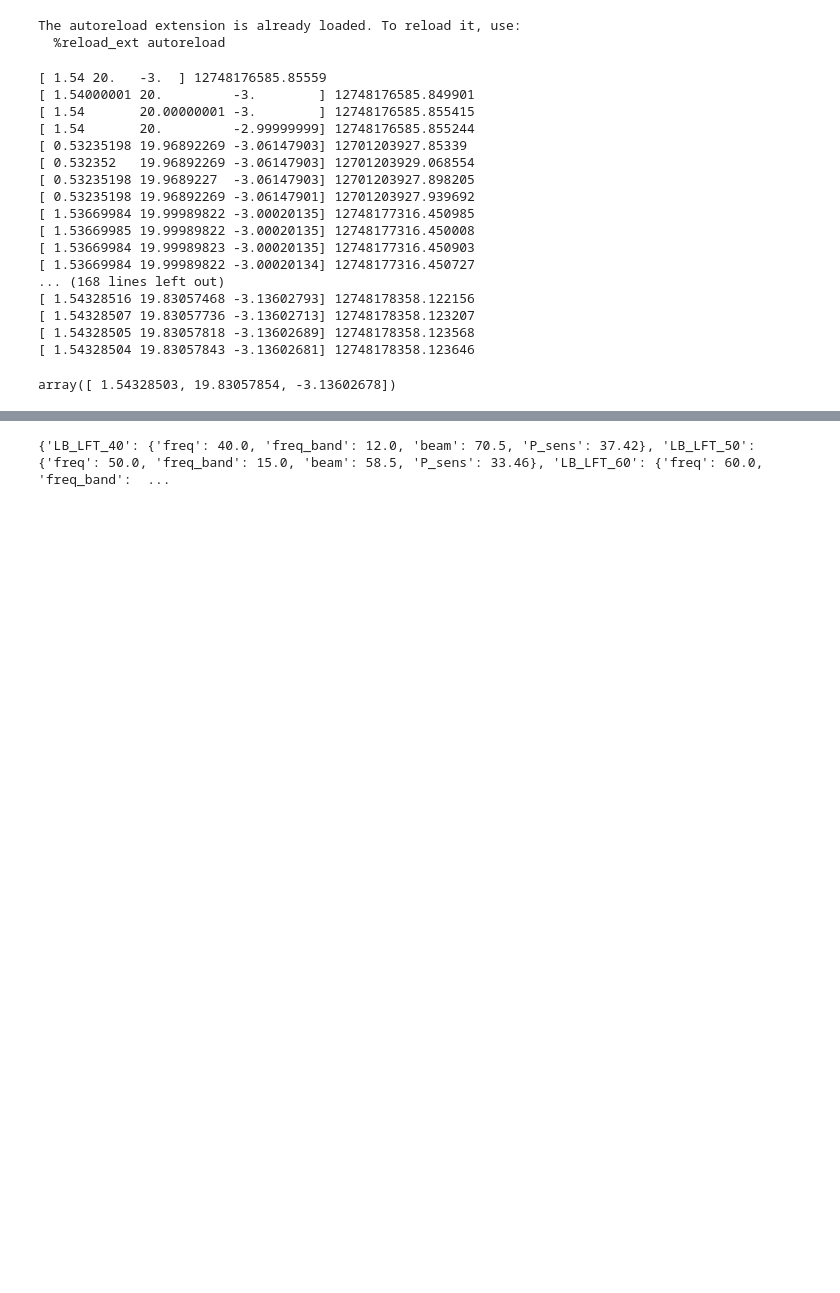
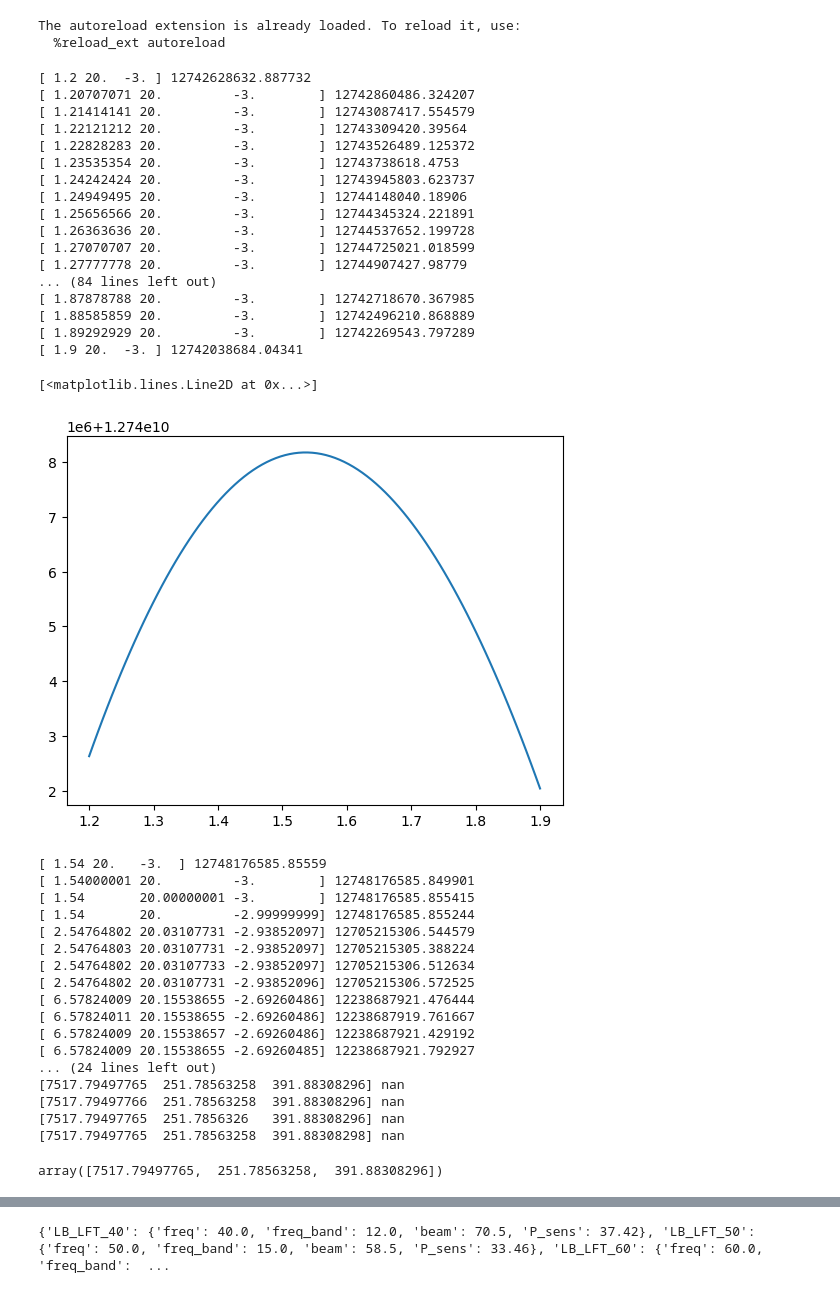
Before and after one commit to AlicePirotta/APC, a Jupyter notebook: Likelihood.ipynb, the cells around one changed output, grey strips where cells are left out. Saved outputs shown, nothing was run; the diff lists cells and outputs as text; code cells hidden in the pictures; blank space fills up the shorter version.

```diff
--- a/Likelihood.ipynb
+++ b/Likelihood.ipynb
@@ -48,7 +46,35 @@ def spectral_likelihoodP(x):
     print(x, logL)
     if logL != logL:
         return 0.0
-    return -logL
+    return logL
+# %%
+Betad = np.linspace(1.2,1.9,100)
+result= []
+for i in Betad:
+    x0=np.array([i,20,-3])
+    result.append(spectral_likelihoodP(x0))
+
+plt.plot(Betad,result)
+# %% [output]
+[ 1.2 20.  -3. ] 12742628632.887732
+[ 1.20707071 20.         -3.        ] 12742860486.324207
+[ 1.21414141 20.         -3.        ] 12743087417.554579
+[ 1.22121212 20.         -3.        ] 12743309420.39564
+[ 1.22828283 20.         -3.        ] 12743526489.125372
+[ 1.23535354 20.         -3.        ] 12743738618.4753
+[ 1.24242424 20.         -3.        ] 12743945803.623737
+[ 1.24949495 20.         -3.        ] 12744148040.18906
+[ 1.25656566 20.         -3.        ] 12744345324.221891
+[ 1.26363636 20.         -3.        ] 12744537652.199728
+[ 1.27070707 20.         -3.        ] 12744725021.018599
+[ 1.27777778 20.         -3.        ] 12744907427.98779
+... (84 lines left out)
+[ 1.87878788 20.         -3.        ] 12742718670.367985
+[ 1.88585859 20.         -3.        ] 12742496210.868889
+[ 1.89292929 20.         -3.        ] 12742269543.797289
+[ 1.9 20.  -3. ] 12742038684.04341
+[<matplotlib.lines.Line2D at 0x...>]
+[figure, added]
 # %%
 x0 = np.array([1.54,20,-3])
 max= minimize(spectral_likelihoodP,x0)
@@ -58,20 +84,20 @@ max.x
 [ 1.54000001 20.         -3.        ] 12748176585.849901
 [ 1.54       20.00000001 -3.        ] 12748176585.855415
 [ 1.54       20.         -2.99999999] 12748176585.855244
-[ 0.53235198 19.96892269 -3.06147903] 12701203927.85339
-[ 0.532352   19.96892269 -3.06147903] 12701203929.068554
-[ 0.53235198 19.9689227  -3.06147903] 12701203927.898205
-[ 0.53235198 19.96892269 -3.06147901] 12701203927.939692
-[ 1.53669984 19.99989822 -3.00020135] 12748177316.450985
-[ 1.53669985 19.99989822 -3.00020135] 12748177316.450008
-[ 1.53669984 19.99989823 -3.00020135] 12748177316.450903
-[ 1.53669984 19.99989822 -3.00020134] 12748177316.450727
-... (168 lines left out)
-[ 1.54328516 19.83057468 -3.13602793] 12748178358.122156
-[ 1.54328507 19.83057736 -3.13602713] 12748178358.123207
-[ 1.54328505 19.83057818 -3.13602689] 12748178358.123568
-[ 1.54328504 19.83057843 -3.13602681] 12748178358.123646
+[ 2.54764802 20.03107731 -2.93852097] 12705215306.544579
+[ 2.54764803 20.03107731 -2.93852097] 12705215305.388224
+[ 2.54764802 20.03107733 -2.93852097] 12705215306.512634
+[ 2.54764802 20.03107731 -2.93852096] 12705215306.572525
+[ 6.57824009 20.15538655 -2.69260486] 12238687921.476444
+[ 6.57824011 20.15538655 -2.69260486] 12238687919.761667
+[ 6.57824009 20.15538657 -2.69260486] 12238687921.429192
+[ 6.57824009 20.15538655 -2.69260485] 12238687921.792927
+... (24 lines left out)
+[7517.79497765  251.78563258  391.88308296] nan
+[7517.79497766  251.78563258  391.88308296] nan
+[7517.79497765  251.7856326   391.88308296] nan
+[7517.79497765  251.78563258  391.88308298] nan
-array([ 1.54328503, 19.83057854, -3.13602678])
+array([7517.79497765,  251.78563258,  391.88308296])
 # %%
 
 def spectral_likelihood(x):
```
Also changed, not shown: parts of 4 cells of this notebook.
